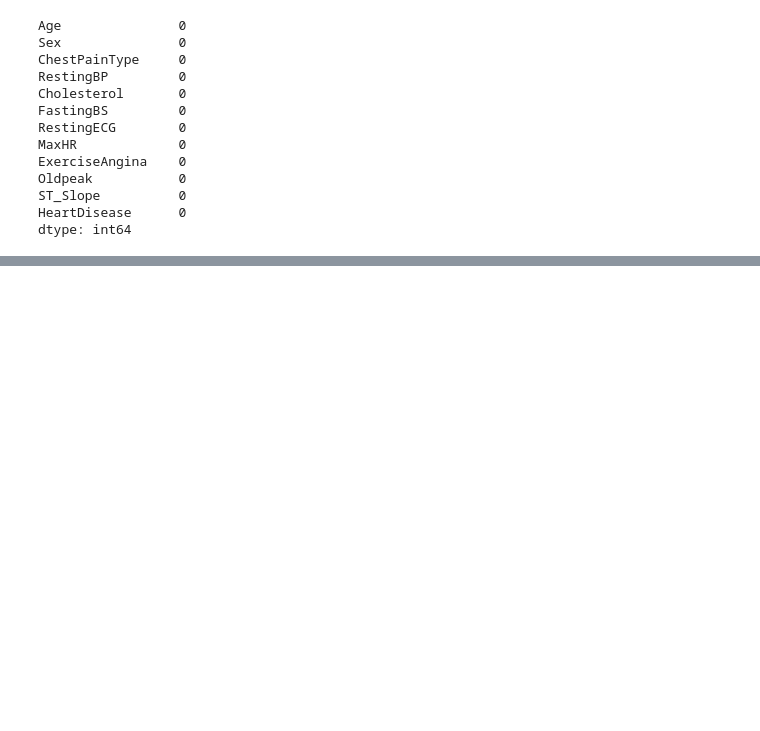
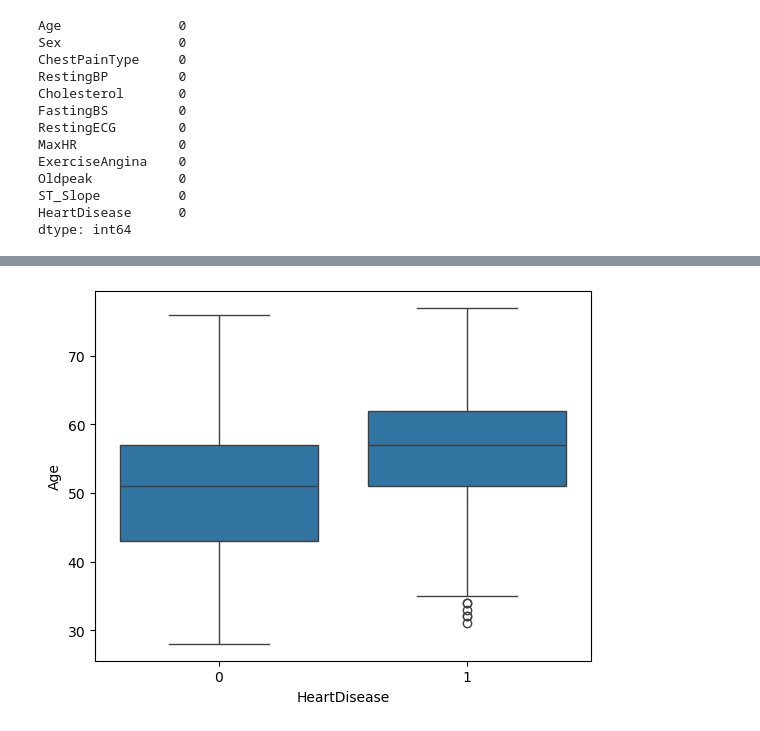
Before and after one commit to tobigross/heart_failure_prediction, a Jupyter notebook: notebooks/DataExploration.ipynb, the cells around one changed output, grey strips where cells are left out. Saved outputs shown, nothing was run; the diff lists cells and outputs as text; code cells hidden in the pictures; blank space fills up the shorter version.

```diff
--- a/notebooks/DataExploration.ipynb
+++ b/notebooks/DataExploration.ipynb
@@ -74,0 +82,5 @@ dtype: int64
+# %%
+sns.boxplot(x="HeartDisease", y="Age", data=df)
+plt.show()
+# %% [output]
+[figure, added]
```
Also changed, not shown: parts of 3 cells of this notebook, 1 other file.
